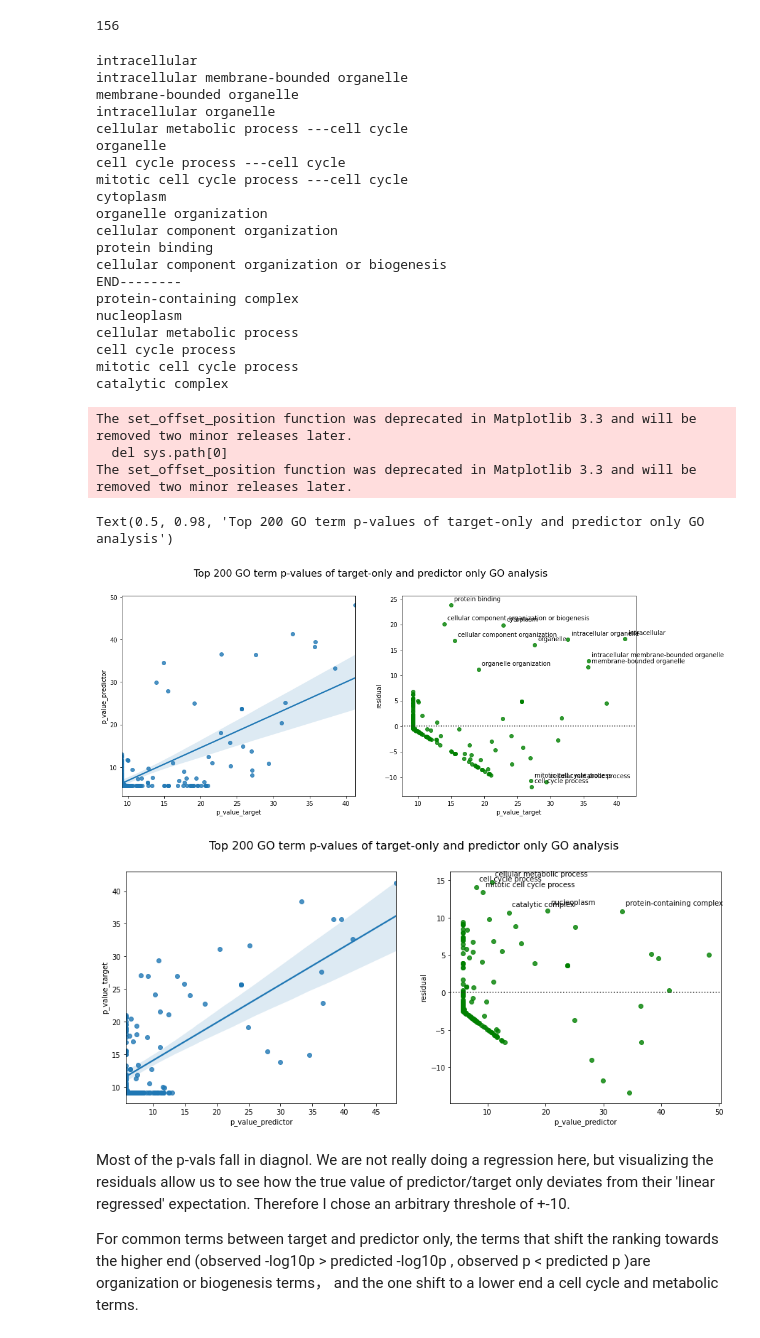
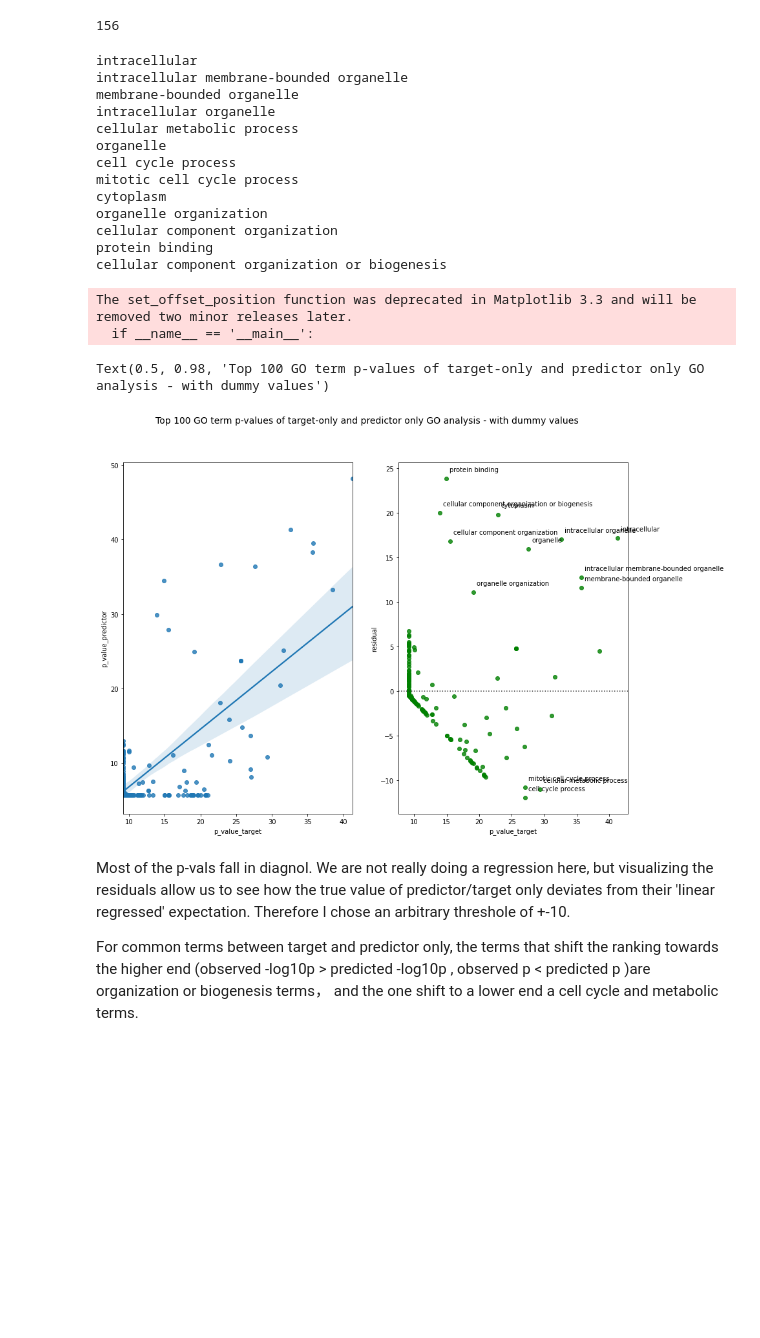
Before and after one commit to pritchardlabatpsu/cga_app, a Jupyter notebook: notebooks/R2b-gprofiler_compare-YR.ipynb, the cells around one changed output. Cells and saved outputs as stored; diff of their text form; code cells hidden in the pictures; blank space fills up the shorter version.

Commit message:
edit residual script

```diff
--- a/notebooks/R2b-gprofiler_compare-YR.ipynb
+++ b/notebooks/R2b-gprofiler_compare-YR.ipynb
@@ -187,91 +138,50 @@ df_target_combine = df_target_combine.set_index('term_name').add_suffix('_target
 df_predictor_combine = df_predictor_combine.set_index('term_name').add_suffix('_predictor')
 
 # Combine target and predictor dataframes
-df_combine = pd.concat([df_target_combine,df_predictor_combine],axis = 1)
+df_combine_dummy = pd.concat([df_target_combine,df_predictor_combine],axis = 1)
 # %%
 # Log10 transformation
-df_combine['p_value_target'] = -np.log10(df_combine['p_value_target'])
-df_combine['p_value_predictor'] = -np.log10(df_combine['p_value_predictor'])
+df_combine_dummy['p_value_target'] = -np.log10(df_combine_dummy['p_value_target'])
+df_combine_dummy['p_value_predictor'] = -np.log10(df_combine_dummy['p_value_predictor'])
 # %%
 # Plot scatter(regression plot) and residual plot
-fig, axs = plt.subplots(1,2, figsize = (15,6))
-axs[0] = sns.regplot(x='p_value_target', y='p_value_predictor',data =df_combine, ax = axs[0])
-axs[1] = sns.residplot(x='p_value_target', y='p_value_predictor', data =df_combine, color="g", ax = axs[1])
-
-
+fig, axs = plt.subplots(1,2, figsize = (14,10))
+axs[0] = sns.regplot(x='p_value_target', y='p_value_predictor',data =df_combine_dummy, ax = axs[0])
+axs[1] = sns.residplot(x='p_value_target', y='p_value_predictor', data =df_combine_dummy, color="g", ax = axs[1])
 axs[1].set_ylabel('residual');
-
-
 # Get x, y position in residual plot for annotating -https://stackoverflow.com/questions/32213889/get-positions-of-points-in-pathcollection-created-by-scatter
-text = df_combine.index.tolist() # terms for annotation
+text = df_combine_dummy.index.tolist() # terms for annotation
 offset = axs[1].collections[0]
 offset.set_offset_position('data')
 datapos = offset.get_offsets()
 
 for i in range(len(datapos)):
     xval = datapos[i][0];yval = datapos[i][1]
-    if yval > 10:
+    if yval > 10 or yval< -10:
         # Find the term corresponding to the position
-        termname = df_combine[df_combine['p_value_target'] == xval].index.values[0]
-        print(termname)
-        axs[1].annotate(termname, (xval+ 0.5, yval +0.8))
-    elif yval <-10:
-        # Find the term corresponding to the position
-        termname = df_combine[df_combine['p_value_target'] == xval].index.values[0]
-        print(termname+' ---cell cycle')
-        axs[1].annotate(termname, (xval+ 0.5, yval +0.8))
-
-
-fig.suptitle('Top 200 GO term p-values of target-only and predictor only GO analysis', fontsize=16)
-
-print('END--------')
-fig, axs = plt.subplots(1,2, figsize = (15,6))
-axs[0] = sns.regplot(x='p_value_predictor', y='p_value_target',data =df_combine, ax = axs[0])
-axs[1] = sns.residplot(x='p_value_predictor', y='p_value_target', data =df_combine, color="g", ax = axs[1])
-axs[1].set_ylabel('residual')
-# For predictors
-# Get x, y position in residual plot for annotating -https://stackoverflow.com/questions/32213889/get-positions-of-points-in-pathcollection-created-by-scatter
-text = df_combine.index.tolist() # terms for annotation
-offset = axs[1].collections[0]
-offset.set_offset_position('data')
-datapos = offset.get_offsets()
-
-for i in range(len(datapos)):
-    xval = datapos[i][0];yval = datapos[i][1]
-    if yval > 10:
-        # Find the term corresponding to the position
-        termname = df_combine[df_combine['p_value_predictor'] == xval].index.values[0]
+        termname = df_combine_dummy[df_combine_dummy['p_value_target'] == xval].index.values[0]
         print(termname)
         axs[1].annotate(termname, (xval+ 0.5, yval +0.8))
 
-fig.suptitle('Top 200 GO term p-values of target-only and predictor only GO analysis', fontsize=16)
+fig.suptitle('Top 100 GO term p-values of target-only and predictor only GO analysis - with dummy values', fontsize=14)
 # %% [output]
 intracellular
 intracellular membrane-bounded organelle
 membrane-bounded organelle
 intracellular organelle
-cellular metabolic process ---cell cycle
+cellular metabolic process
 organelle
-cell cycle process ---cell cycle
-mitotic cell cycle process ---cell cycle
+cell cycle process
+mitotic cell cycle process
 cytoplasm
 organelle organization
 cellular component organization
 protein binding
 cellular component organization or biogenesis
-END--------
-protein-containing complex
-nucleoplasm
-cellular metabolic process
-cell cycle process
-mitotic cell cycle process
-catalytic complex
 The set_offset_position function was deprecated in Matplotlib 3.3 and will be removed two minor releases later.
-  del sys.path[0]
-The set_offset_position function was deprecated in Matplotlib 3.3 and will be removed two minor releases later.
+  if __name__ == '__main__':
-Text(0.5, 0.98, 'Top 200 GO term p-values of target-only and predictor only GO analysis')
+Text(0.5, 0.98, 'Top 100 GO term p-values of target-only and predictor only GO analysis - with dummy values')
-[figure, old version]
+[figure, new version]
-[figure, removed]
 # %% [markdown]
 Most of the p-vals fall in diagnol. We are not really doing a regression here, but visualizing the residuals allow us to see how the true value of predictor/target only deviates from their 'linear regressed' expectation. Therefore I chose an arbitrary threshole of +-10.
 
```
Also changed, not shown: parts of 10 cells of this notebook.
